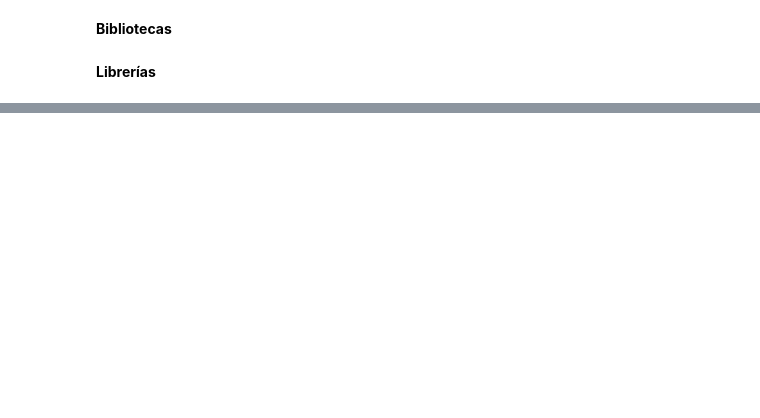
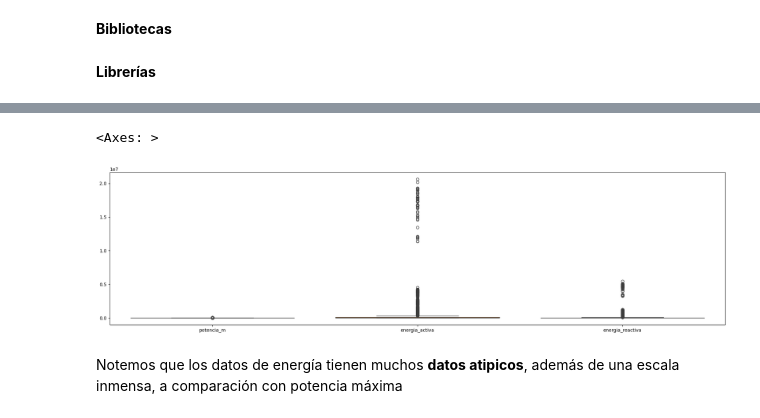
Before and after one commit to gluoneros/greenPredEnergy, a Jupyter notebook: Trabajo_Final.ipynb, the cells around one changed output, grey strips where cells are left out. Drawn from its saved outputs; the diff is of its cells as text; code cells hidden in the pictures; blank space fills up the shorter version.

```diff
--- a/Trabajo_Final.ipynb
+++ b/Trabajo_Final.ipynb
@@ -893,0 +227,10 @@ predicciones = naive_model.predict(x_prueba)
+# %%
+#visualización de la calidad de los datos
+plt.figure(figsize=(24, 6))
+columnas = df1[['potencia_m', 'energia_activa', 'energia_reactiva']]
+sns.boxplot(columnas, whis=3)
+# %% [output]
+<Axes: >
+[figure, added]
+# %% [markdown]
+Notemos que los datos de energía tienen muchos **datos atipicos**, además de una escala inmensa, a comparación con potencia máxima
```
Also changed, not shown: parts of 216 cells of this notebook.
